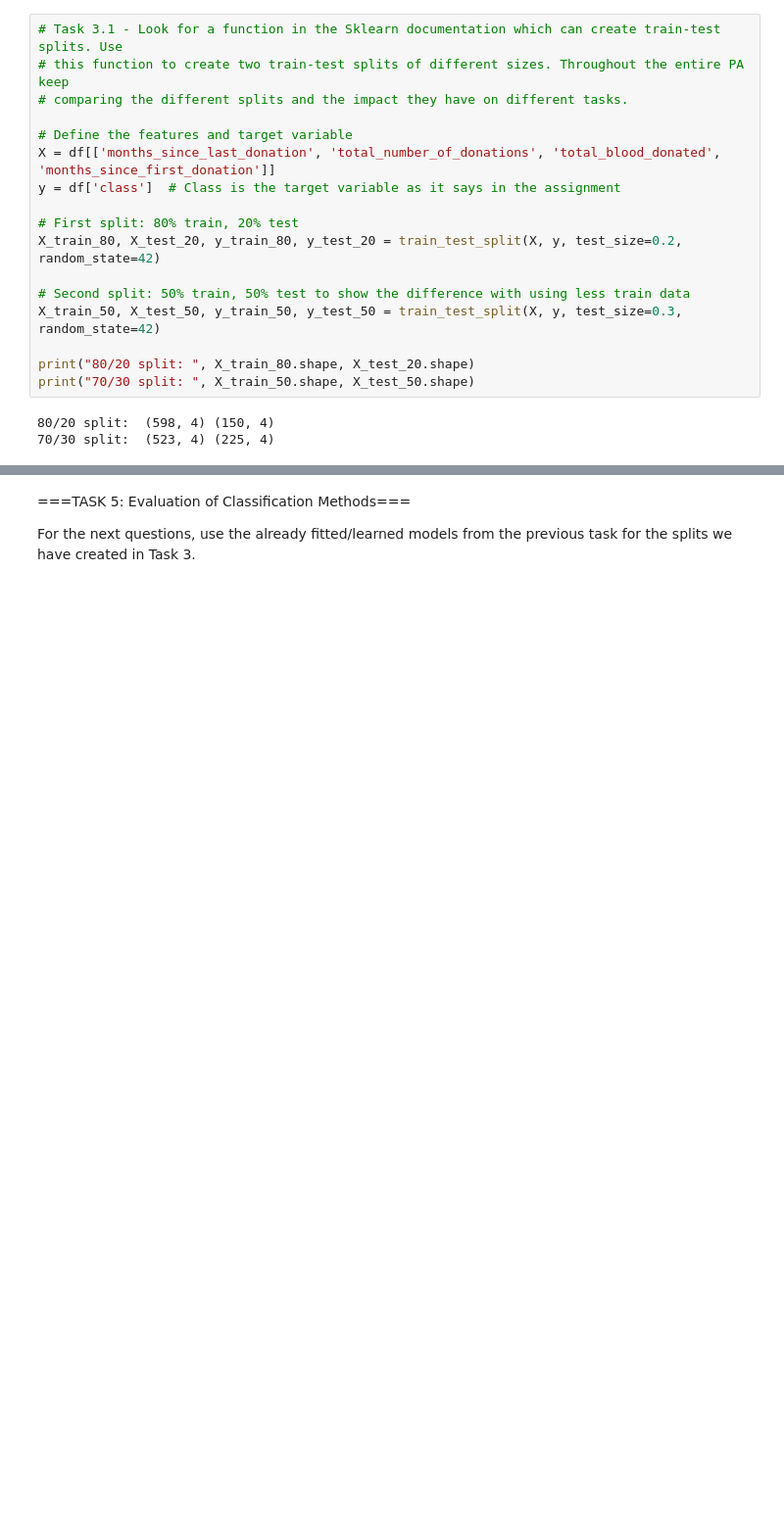
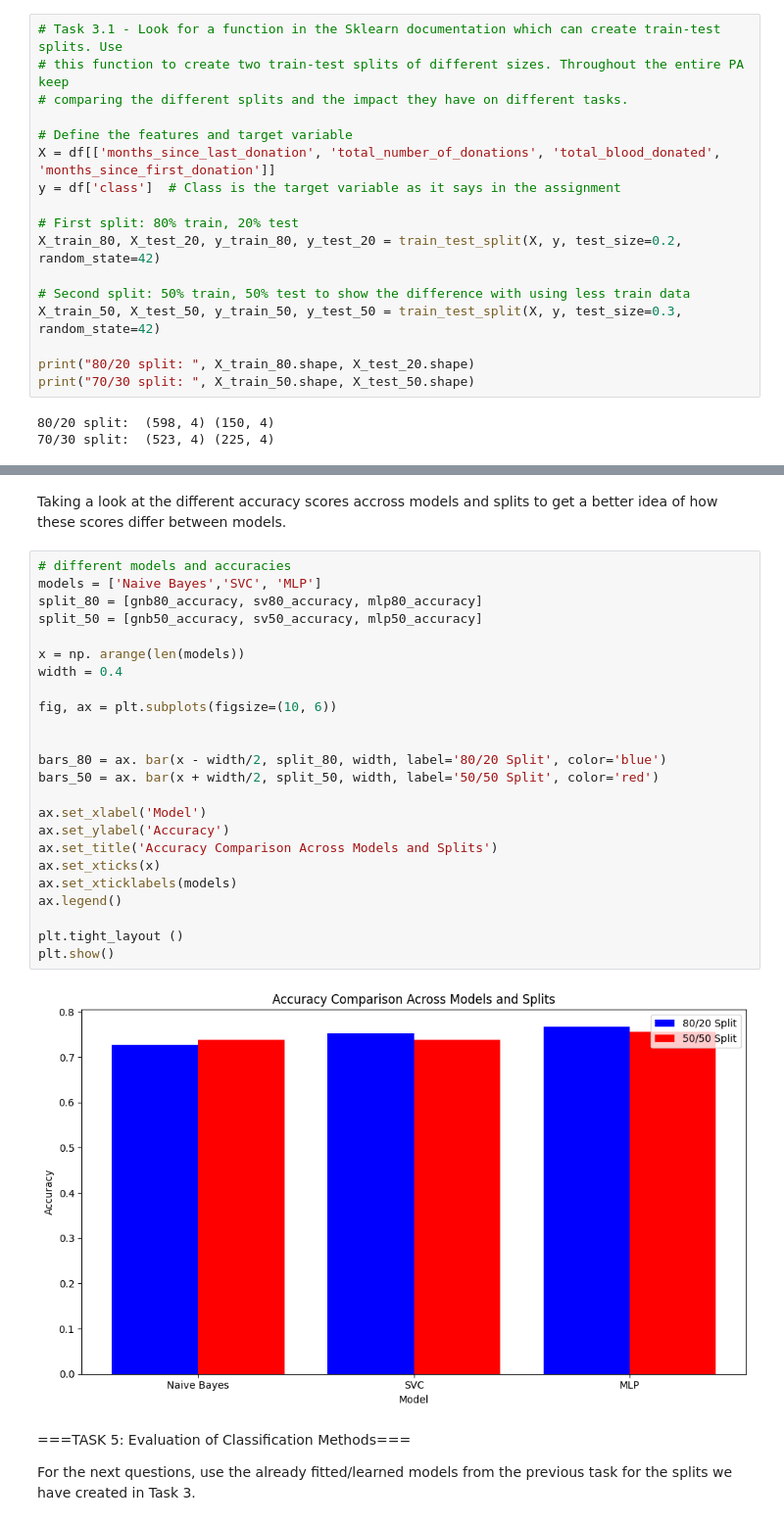
Before and after one commit to JasonvO2222/DA_P3, a Jupyter notebook: DA3notebook.ipynb, the cells around one changed output, grey strips where cells are left out. Shown: that part at 98% size. Drawn from its saved outputs; the diff is of its cells as text; blank space fills up the shorter version.

```diff
--- a/DA3notebook.ipynb
+++ b/DA3notebook.ipynb
@@ -313,6 +318,34 @@ The accuracy of the SVC on the 80/20 split is: 0.7533333333333333
 The accuracy of the SVC on the 50/50 split is: 0.7333333333333333
 The accuracy for MLP on the 80/20 split is: 0.7733333333333333
 The accuracy for MLP on the 50/50 split is: 0.7511111111111111
+# %% [markdown]
+Taking a look at the different accuracy scores accross models and splits to get a better idea of how these scores differ between models.
+# %%
+# different models and accuracies
+models = ['Naive Bayes','SVC', 'MLP']
+split_80 = [gnb80_accuracy, sv80_accuracy, mlp80_accuracy]
+split_50 = [gnb50_accuracy, sv50_accuracy, mlp50_accuracy]
+
+x = np. arange(len(models))
+width = 0.4
+
+fig, ax = plt.subplots(figsize=(10, 6))
+
+
+bars_80 = ax. bar(x - width/2, split_80, width, label='80/20 Split', color='blue')
+bars_50 = ax. bar(x + width/2, split_50, width, label='50/50 Split', color='red')
+
+ax.set_xlabel('Model')
+ax.set_ylabel('Accuracy')
+ax.set_title('Accuracy Comparison Across Models and Splits')
+ax.set_xticks(x)
+ax.set_xticklabels(models)
+ax.legend()
+
+plt.tight_layout ()
+plt.show()
+# %% [output]
+[figure, added]
 # %% [markdown]
 ===TASK 5: Evaluation of Classification Methods===
 
```
Also changed, not shown: parts of 5 cells of this notebook.
